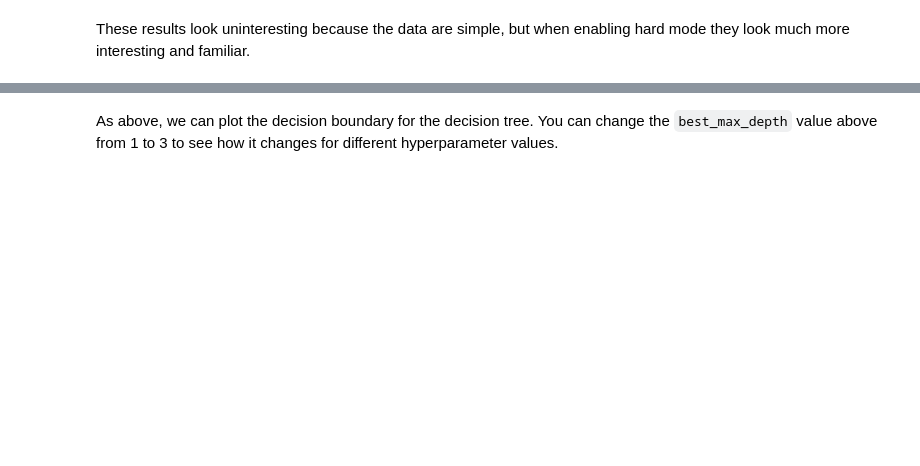
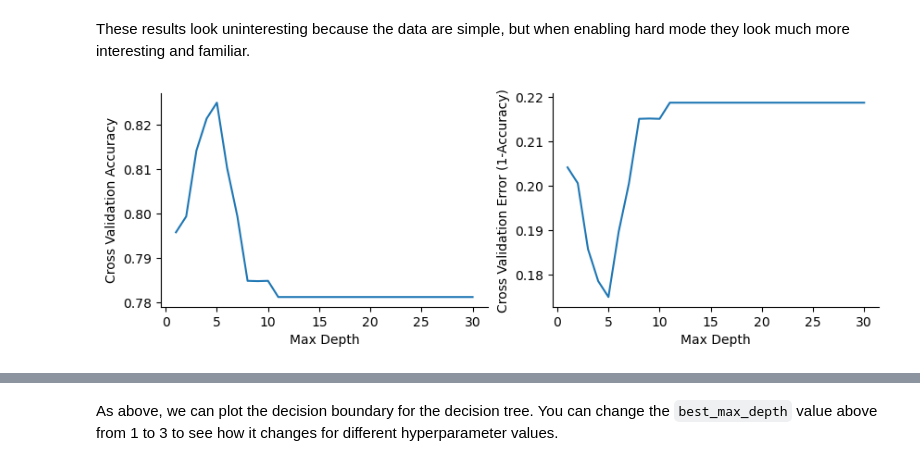
Before and after one commit to brian-arnold/intro_ml_eeb_2023, a Jupyter notebook: notebooks/palmer_penguin_2species.ipynb, the cells around one changed output, grey strips where cells are left out. Saved outputs shown, nothing was run; the diff lists cells and outputs as text; code cells hidden in the pictures; blank space fills up the shorter version.

```diff
--- a/notebooks/palmer_penguin_2species.ipynb
+++ b/notebooks/palmer_penguin_2species.ipynb
@@ -393,24 +473,36 @@ These results look uninteresting because the data are simple, but when enabling
 # %%
 cv_scores = []
 
 #Loop through depths from 1-30
 for d in splits_to_make:
     #Decision Tree model with max_depth = d
-    T = DecisionTreeClassifier(max_depth = d, random_state = 11)
+    # we use a 'pipeline' from sci_kit learn to combine the scaler and the classifier model,
+    # so that it renormalizes our data each time it splits the data using the scaler we gave it
+    model = make_pipeline(StandardScaler(), DecisionTreeClassifier(max_depth = d, random_state = 11))
+
     # generate indices to split data into train/test sets
-    # this is important if your data table is structured by the response variable!
+    # note shuffle=True, this is important if your data table is structured by the response variable!
     strat_k_fold = StratifiedKFold(n_splits=5, shuffle=True, random_state=11)
-    # calculate the mean cross validation score, note that we give it the entire dataset, not just the training data
-    cv_score_mean = cross_val_score(T, X_normalized, Y, cv = strat_k_fold).mean()
+
+    # calculate cross validation scores for each model,
+    # note that we give it the entire dataset, not just the training data, and we also are calculating the mean in the same line
+    cv_score_mean = cross_val_score(model, X, Y, cv = strat_k_fold).mean()
+
     # store cross validation score
     cv_scores.append( cv_score_mean )
 
-plt.figure(figsize=(5, 3))
-sns.lineplot(x=splits_to_make, y = cv_scores)
+fig, axs = plt.subplots(1, 2, figsize=(10, 3))
+sns.lineplot(x=splits_to_make, y = cv_scores, ax=axs[0])
 # plt.grid(axis='x', color='gray', linestyle='--', linewidth=1)
-plt.xlabel("Max Depth")
-plt.ylabel("Cross Validation Score")
+axs[0].set_xlabel("Max Depth")
+axs[0].set_ylabel("Cross Validation Accuracy")
+
+sns.lineplot(x=splits_to_make, y = 1 - np.array(cv_scores), ax=axs[1])
+axs[1].set_xlabel("Max Depth")
+axs[1].set_ylabel("Cross Validation Error (1-Accuracy)")
 sns.despine()
+# %% [output]
+[figure, added]
 # %%
 #Decision Tree model with max_depth = best_depth chosen from cross validation
 best_max_depth = 5
```
Also changed, not shown: parts of 34 cells of this notebook.
